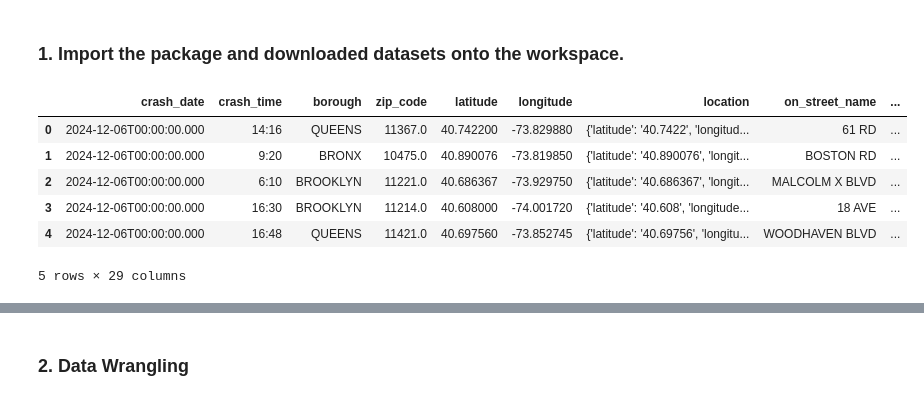
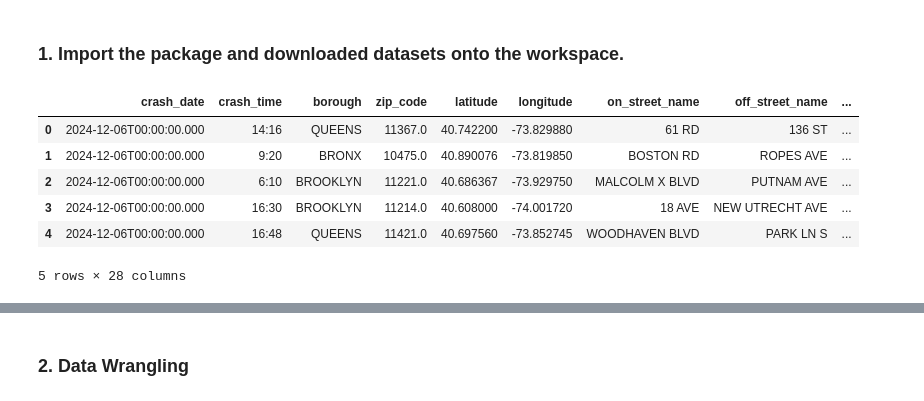
Before and after one commit to gamegtboyz/de01-final-projects, a Jupyter notebook: collisionsanalysis.ipynb, the cells around one changed output, grey strips where cells are left out. Saved outputs shown, nothing was run; the diff lists cells and outputs as text; code cells hidden in the pictures.

```diff
--- a/collisionsanalysis.ipynb
+++ b/collisionsanalysis.ipynb
@@ -8,13 +8,13 @@ import numpy as np
 import seaborn as sns
 import matplotlib.pyplot as plt
 # %%
-data = pd.read_csv('nyc-collisions.csv')
+data = pd.read_csv('nyc-collisions_1.csv')
 data.head()
 # %% [output]
-|  | crash_date | crash_time | borough | zip_code | latitude | longitude | location | on_street_name | ... |
-| 0 | 2024-12-06T00:00:00.000 | 14:16 | QUEENS | 11367.0 | 40.742200 | -73.829880 | {'latitude': '40.7422', 'longitud... | 61 RD | ... |
-| 1 | 2024-12-06T00:00:00.000 | 9:20 | BRONX | 10475.0 | 40.890076 | -73.819850 | {'latitude': '40.890076', 'longit... | BOSTON RD | ... |
-| 2 | 2024-12-06T00:00:00.000 | 6:10 | BROOKLYN | 11221.0 | 40.686367 | -73.929750 | {'latitude': '40.686367', 'longit... | MALCOLM X BLVD | ... |
-| 3 | 2024-12-06T00:00:00.000 | 16:30 | BROOKLYN | 11214.0 | 40.608000 | -74.001720 | {'latitude': '40.608', 'longitude... | 18 AVE | ... |
-| 4 | 2024-12-06T00:00:00.000 | 16:48 | QUEENS | 11421.0 | 40.697560 | -73.852745 | {'latitude': '40.69756', 'longitu... | WOODHAVEN BLVD | ... |
+|  | crash_date | crash_time | borough | zip_code | latitude | longitude | on_street_name | off_street_name | ... |
+| 0 | 2024-12-06T00:00:00.000 | 14:16 | QUEENS | 11367.0 | 40.742200 | -73.829880 | 61 RD | 136 ST | ... |
+| 1 | 2024-12-06T00:00:00.000 | 9:20 | BRONX | 10475.0 | 40.890076 | -73.819850 | BOSTON RD | ROPES AVE | ... |
+| 2 | 2024-12-06T00:00:00.000 | 6:10 | BROOKLYN | 11221.0 | 40.686367 | -73.929750 | MALCOLM X BLVD | PUTNAM AVE | ... |
+| 3 | 2024-12-06T00:00:00.000 | 16:30 | BROOKLYN | 11214.0 | 40.608000 | -74.001720 | 18 AVE | NEW UTRECHT AVE | ... |
+| 4 | 2024-12-06T00:00:00.000 | 16:48 | QUEENS | 11421.0 | 40.697560 | -73.852745 | WOODHAVEN BLVD | PARK LN S | ... |
-5 rows × 29 columns
+5 rows × 28 columns
```
Also changed, not shown: parts of 10 cells of this notebook.
